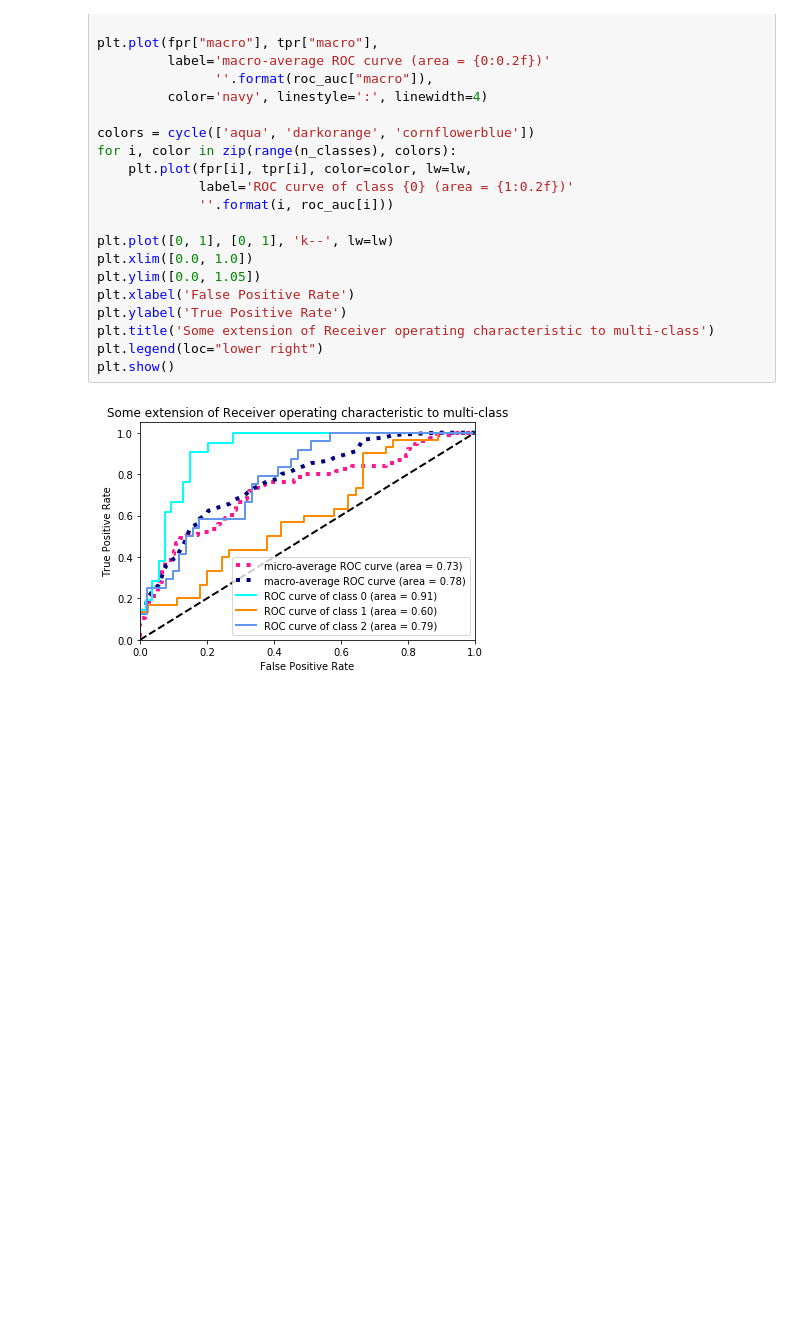
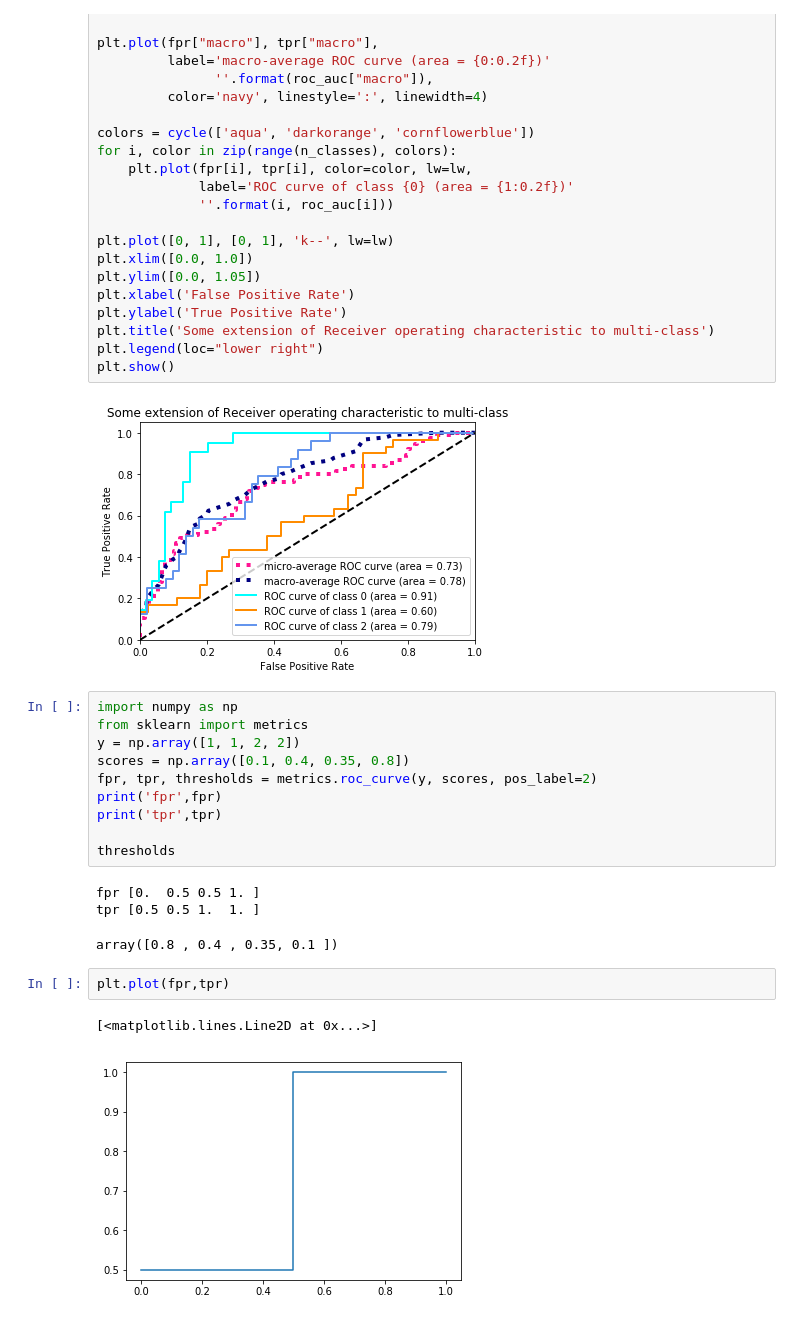
Before and after one commit to jayurbain/DataScienceIntro, a Jupyter notebook: notebooks/plot_roc.ipynb, the cells around one changed output. Cells and saved outputs as stored; diff of their text form; blank space fills up the shorter version.

```diff
--- a/notebooks/plot_roc.ipynb
+++ b/notebooks/plot_roc.ipynb
@@ -149,3 +149,22 @@ plt.legend(loc="lower right")
 plt.show()
 # %% [output]
 [figure]
+# %%
+import numpy as np
+from sklearn import metrics
+y = np.array([1, 1, 2, 2])
+scores = np.array([0.1, 0.4, 0.35, 0.8])
+fpr, tpr, thresholds = metrics.roc_curve(y, scores, pos_label=2)
+print('fpr',fpr)
+print('tpr',tpr)
+
+thresholds
+# %% [output]
+fpr [0.  0.5 0.5 1. ]
+tpr [0.5 0.5 1.  1. ]
+array([0.8 , 0.4 , 0.35, 0.1 ])
+# %%
+plt.plot(fpr,tpr)
+# %% [output]
+[<matplotlib.lines.Line2D at 0x...>]
+[figure, added]
```
Also changed, not shown: 3 other files.
